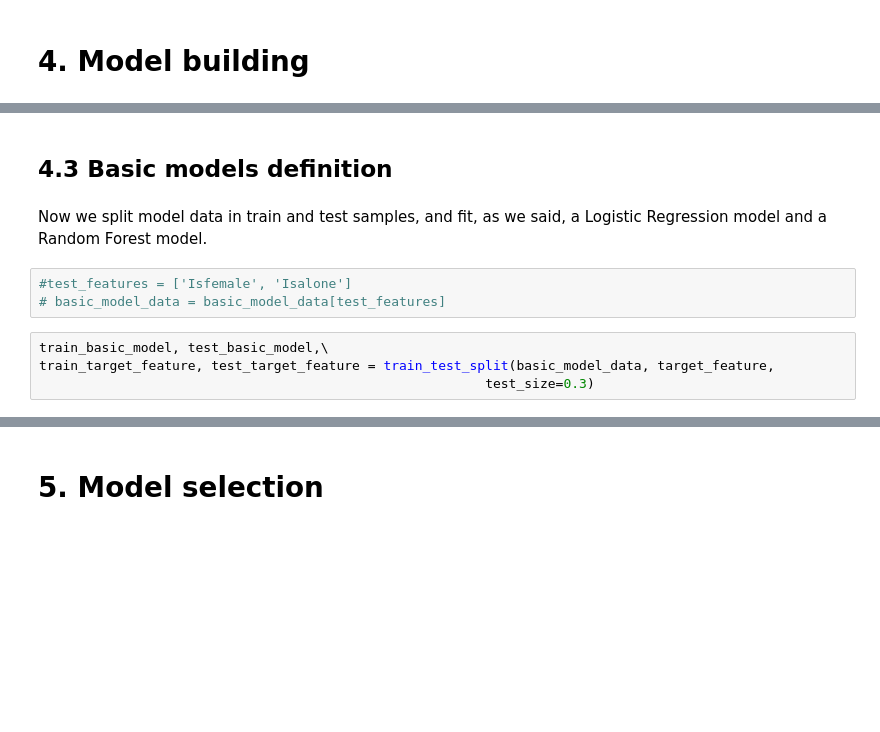
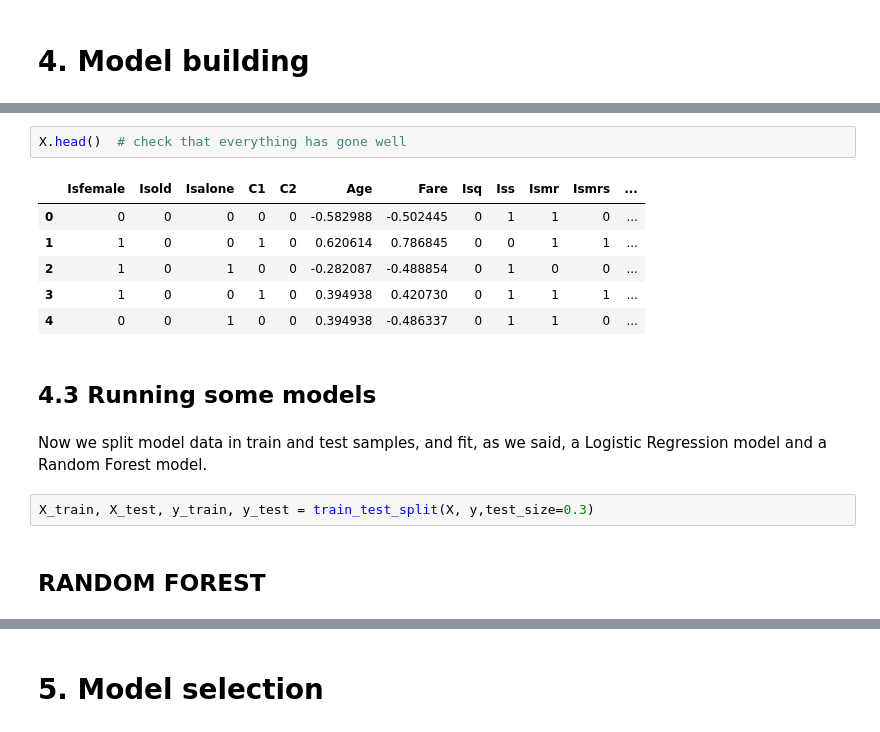
Before and after one commit to danielp2797/Titanic-Kaggle, a Jupyter notebook: notebooks/main_analysis.ipynb, the cells around one changed output, grey strips where cells are left out. Cells and saved outputs as stored; diff of their text form; blank space fills up the shorter version.

```diff
--- a/notebooks/main_analysis.ipynb
+++ b/notebooks/main_analysis.ipynb
@@ -417,12 +441,18 @@ target_feature = train_data['Survived'].copy()
+# %%
+X.head()  # check that everything has gone well
+# %% [output]
+|  | Isfemale | Isold | Isalone | C1 | C2 | Age | Fare | Isq | Iss | Ismr | Ismrs | ... |
+| 0 | 0 | 0 | 0 | 0 | 0 | -0.582988 | -0.502445 | 0 | 1 | 1 | 0 | ... |
+| 1 | 1 | 0 | 0 | 1 | 0 | 0.620614 | 0.786845 | 0 | 0 | 1 | 1 | ... |
+| 2 | 1 | 0 | 1 | 0 | 0 | -0.282087 | -0.488854 | 0 | 1 | 0 | 0 | ... |
+| 3 | 1 | 0 | 0 | 1 | 0 | 0.394938 | 0.420730 | 0 | 1 | 1 | 1 | ... |
+| 4 | 0 | 0 | 1 | 0 | 0 | 0.394938 | -0.486337 | 0 | 1 | 1 | 0 | ... |
 # %% [markdown]
-## 4.3 Basic models definition
+## 4.3 Running some models
 # %% [markdown]
 Now we split model data in train and test samples, and fit, as we said, a Logistic Regression model and a Random Forest model.
-# %%
-#test_features = ['Isfemale', 'Isalone']
-# basic_model_data = basic_model_data[test_features]
-# %%
-train_basic_model, test_basic_model,\
-train_target_feature, test_target_feature = train_test_split(basic_model_data, target_feature,
-                                                         test_size=0.3)
+# %%
+X_train, X_test, y_train, y_test = train_test_split(X, y,test_size=0.3)
+# %% [markdown]
+## RANDOM FOREST
 # %%
```
Also changed, not shown: parts of 18 cells of this notebook, 2 other files.
